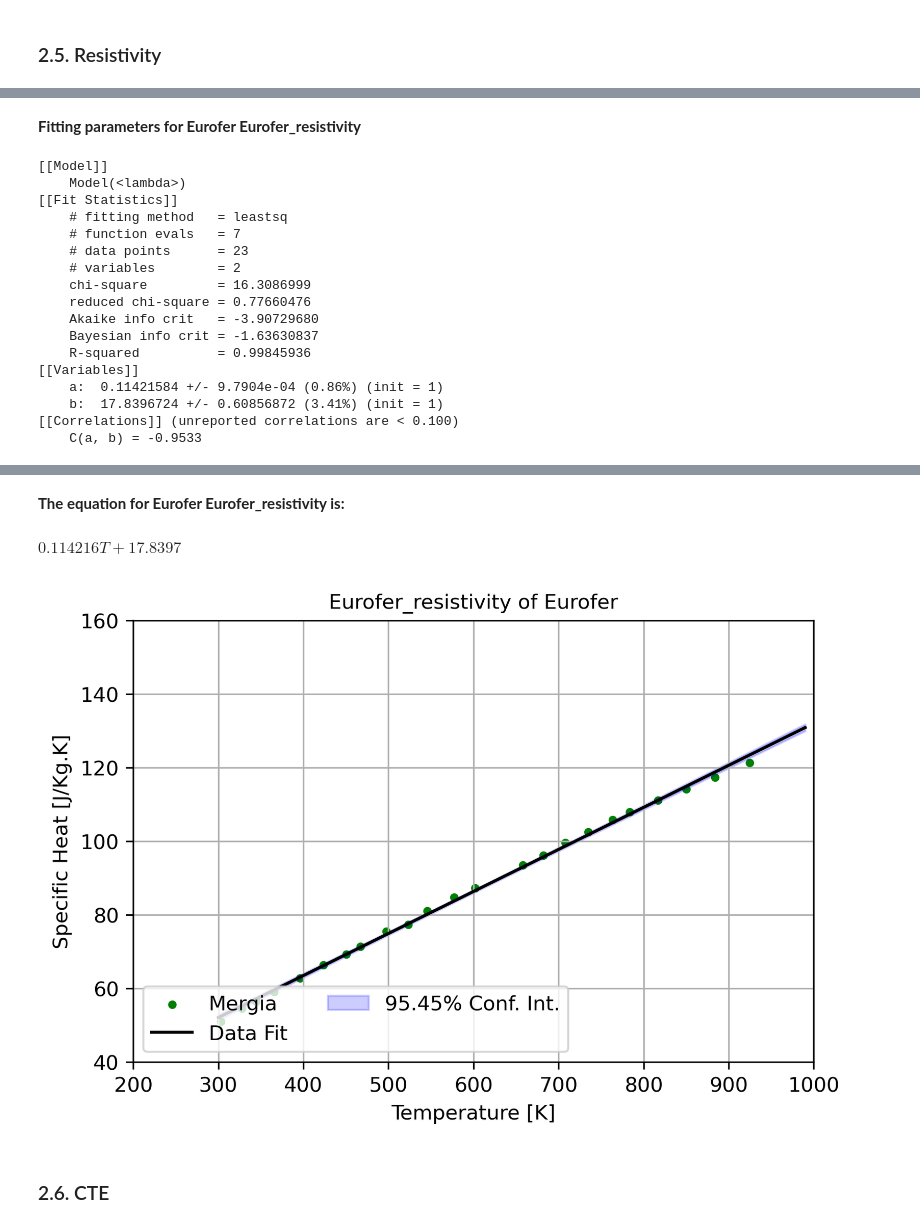
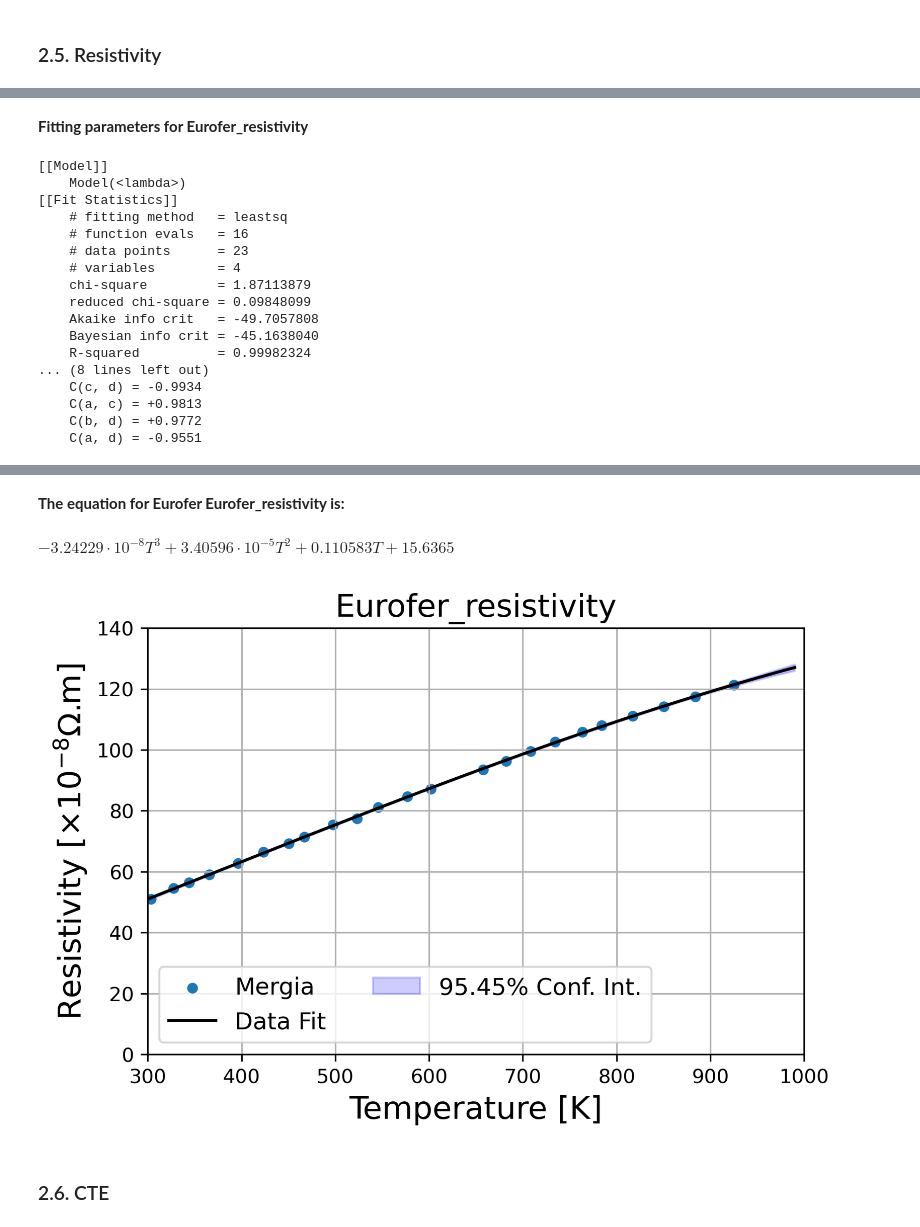
Before and after one commit to Ghoniem-Org/DatabaseCodes, a Jupyter notebook: Jupyter/Eurofer/Eurofer_database_1_0.ipynb, the cells around one changed output, grey strips where cells are left out. Cells and saved outputs as stored; diff of their text form; code cells hidden in the pictures.

```diff
--- a/Jupyter/Eurofer/Eurofer_database_1_0.ipynb
+++ b/Jupyter/Eurofer/Eurofer_database_1_0.ipynb
@@ -588,30 +525,22 @@ var_names, variables = load_data(excel_filename, material_property, header_rows_
 # %%
-# Temperature range and initializations
-T = np.arange(300, 1000, 10)
-n = len(T)
+material_property = "Eurofer_resistivity"
+var_names, variables = load_data(excel_filename, material_property, header_rows_list=[1, 3], num_data_rows=23)
+x_label='Temperature [K]'
+y_label=r'Resistivity [$\times 10^{-8} \Omega$.m]'
+x_lim=[300, 1000]
+y_lim=[0, 140]
+data_labels = ['Mergia']
 
 # Concatenate and sort data for fitting
 vars_x = variables[::2]
 vars_y = variables[1::2]
-
-T_data, r = concatenate_and_sort(vars_x, vars_y)
-
+T_data, Y_data = concatenate_and_sort(vars_x, vars_y)
 x_data_list = [x for x in vars_x]
 y_data_list = vars_y
-data_colors = ['green', 'red', 'magenta', 'blue', 'cyan', 'black']
-data_marker_sizes = [msize] * len(x_data_list)
-data_labels = ['Mergia']
 
-fit_result = get_model_fit_and_print_it(T_data, r, fit_func='poly', fit_fun_args_and_initials={'a':1, 'b':1}, material_name=material_name, property_name=material_property, eq_digits=6, print_bool=True)
+# Fit the data
+fit_result = get_model_fit(T_data, Y_data, material_name, material_property, fit_func='poly', fit_initials={'a': 1, 'b': 1, 'c': 1, 'd':1})
 
-custom_multi_plot(x_data_list, y_data_list,
-                  x_label='Temperature [K]', y_label=r'Specific Heat [J/Kg.K]', title=material_property + " of " + material_name,
-                  scale='linear', font_size=fsize, xlim=[200, 1000], ylim=[40, 160],
-                  grid=True, legend=True, data_labels=data_labels, fit_labels=None,
-                  data_colors=data_colors, fit_colors=None, data_marker_sizes=data_marker_sizes,
-                  fit_line_widths=[2], x_label_font_size=fsize, y_label_font_size=fsize, title_font_size=fsize,
-                  legend_font_size=fsize, legend_loc='lower left', legend_num_cols=2)
-#
-plot_fit_and_conf(T, fit_result, sigma=2, legend=True, legend_font_size=fsize, legend_loc='lower left', legend_num_cols=2,
-                  fit_line_color='red', pred_int_fill_color='grey', conf_int_fill_color='blue')
+# Plot the data
+plot_data(x_data_list, y_data_list,T, fit_result, x_label, y_label, x_lim, y_lim, data_labels, material_property)
 # %% [output]
@@ -618,26 +564,26 @@ plot_fit_and_conf(T, fit_result, sigma=2, legend=True, legend_font_size=fsize, l
 [interactive output not drawn]
-**Fitting parameters for Eurofer Eurofer_resistivity**
+**Fitting parameters for  Eurofer_resistivity**
 [[Model]]
     Model(<lambda>)
 [[Fit Statistics]]
     # fitting method   = leastsq
-    # function evals   = 7
+    # function evals   = 16
     # data points      = 23
-    # variables        = 2
-    chi-square         = 16.3086999
-    reduced chi-square = 0.77660476
-    Akaike info crit   = -3.90729680
-    Bayesian info crit = -1.63630837
-    R-squared          = 0.99845936
-[[Variables]]
-    a:  0.11421584 +/- 9.7904e-04 (0.86%) (init = 1)
-    b:  17.8396724 +/- 0.60856872 (3.41%) (init = 1)
-[[Correlations]] (unreported correlations are < 0.100)
-    C(a, b) = -0.9533
+    # variables        = 4
+    chi-square         = 1.87113879
+    reduced chi-square = 0.09848099
+    Akaike info crit   = -49.7057808
+    Bayesian info crit = -45.1638040
+    R-squared          = 0.99982324
+... (8 lines left out)
+    C(c, d) = -0.9934
+    C(a, c) = +0.9813
+    C(b, d) = +0.9772
+    C(a, d) = -0.9551
 [interactive output not drawn]
 **The equation for Eurofer Eurofer_resistivity is:**
-$\displaystyle 0.114216 T + 17.8397$
+$\displaystyle - 3.24229 \cdot 10^{-8} T^{3} + 3.40596 \cdot 10^{-5} T^{2} + 0.110583 T + 15.6365$
-[figure, old version]
+[figure, new version]
 # %% [markdown]
 <a id=cp></a>
 <h3>2.6. CTE</h3>
```
Also changed, not shown: parts of 29 cells of this notebook, 3 other files.
